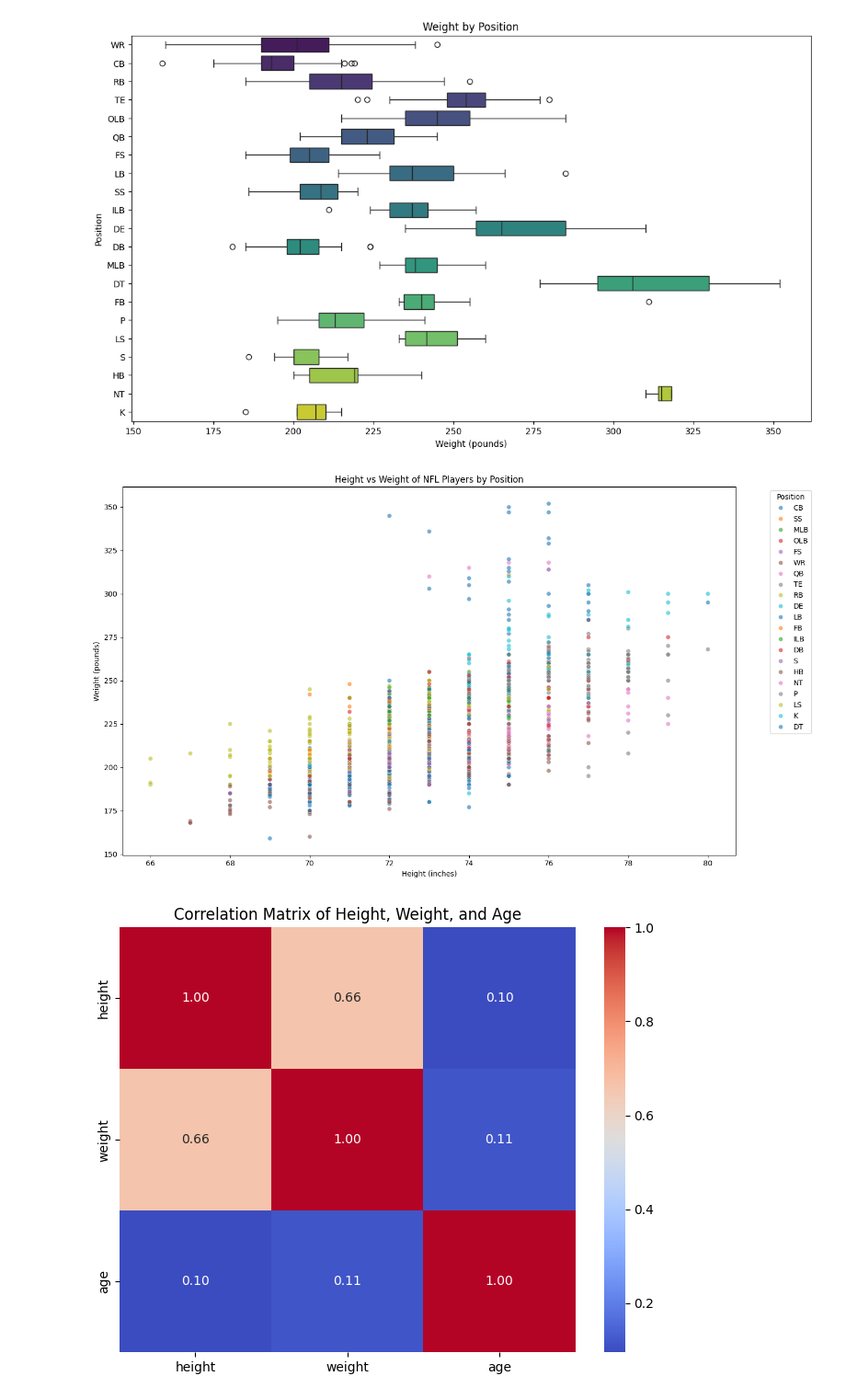
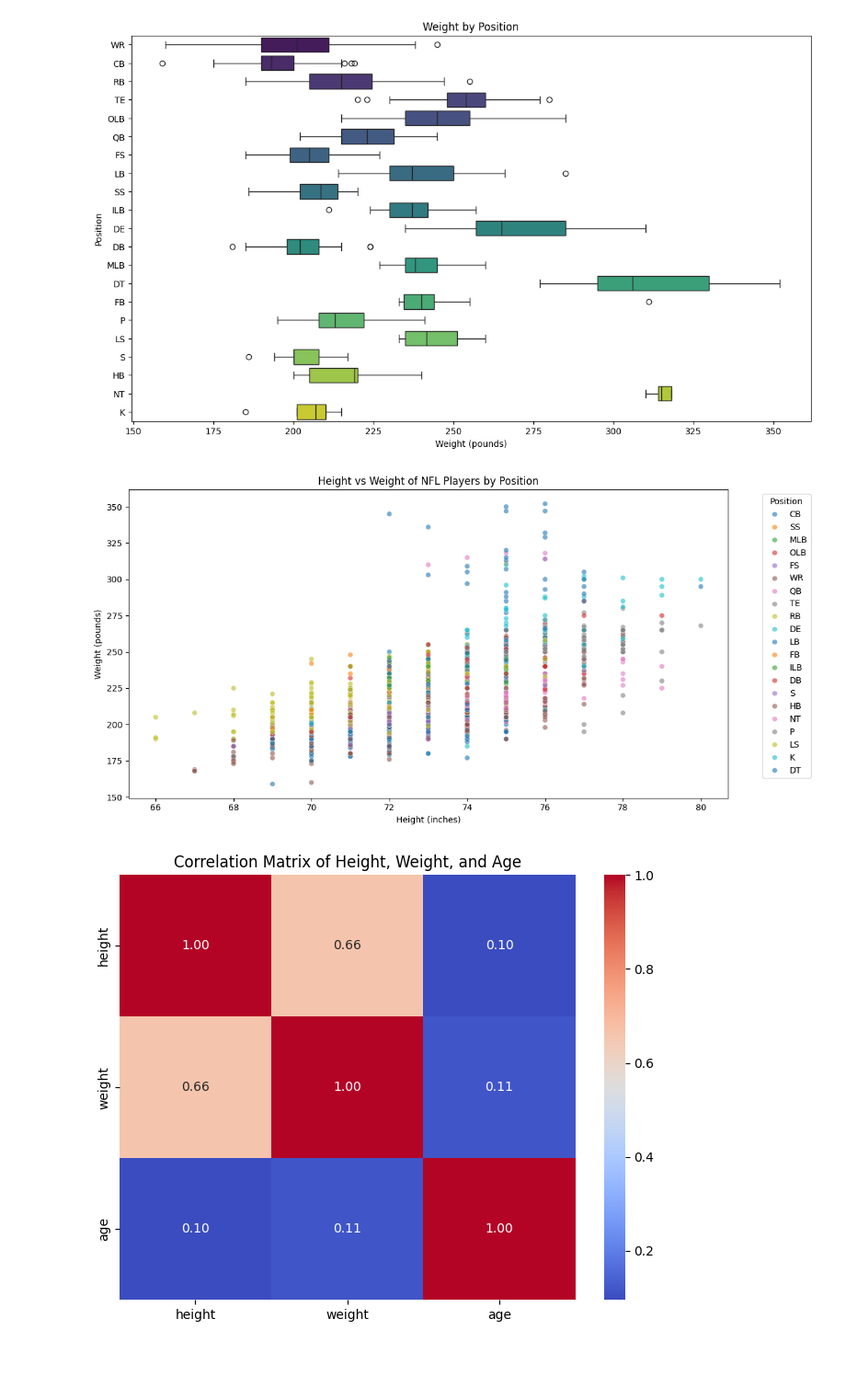
Before and after one commit to SylviaMwai/NFL-Players-Analytics-EDA-, a Jupyter notebook: NFL_Players_Analytics_(EDA).ipynb, the cells around one changed output. Shown: that part at 92% size. Cells and saved outputs as stored; diff of their text form; code cells hidden in the pictures; blank space fills up the shorter version.

```diff
--- a/NFL_Players_Analytics_(EDA).ipynb
+++ b/NFL_Players_Analytics_(EDA).ipynb
@@ -353,16 +353,16 @@ Passing `palette` without assigning `hue` is deprecated and will be removed in v
 [figure]
 # %%
 # Height vs Weight by Position (using hue)
-plt.figure(figsize=(14, 8))
+plt.figure(figsize=(12, 6))
 sns.scatterplot(x='height', y='weight', hue='position', data=Data, alpha=0.6, palette='tab10')
 plt.title('Height vs Weight of NFL Players by Position')
 plt.xlabel('Height (inches)')
 plt.ylabel('Weight (pounds)')
 plt.legend(title='Position', bbox_to_anchor=(1.05, 1), loc='upper left')
 plt.tight_layout()
 plt.show()
 # %% [output]
-[figure, old version]
+[figure, new version]
 # %%
 # Correlation heatmap for numerical columns
 correlation_matrix = Data[['height', 'weight', 'age']].corr()
```
Also changed, not shown: parts of 2 cells of this notebook.
